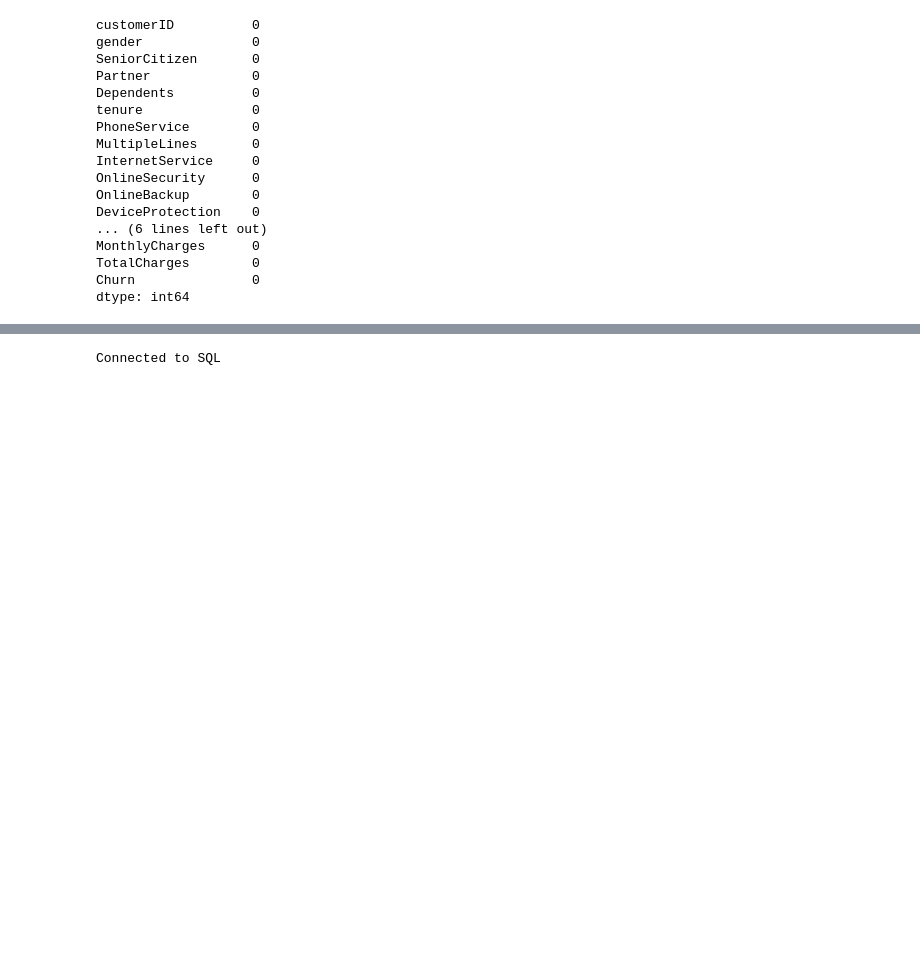
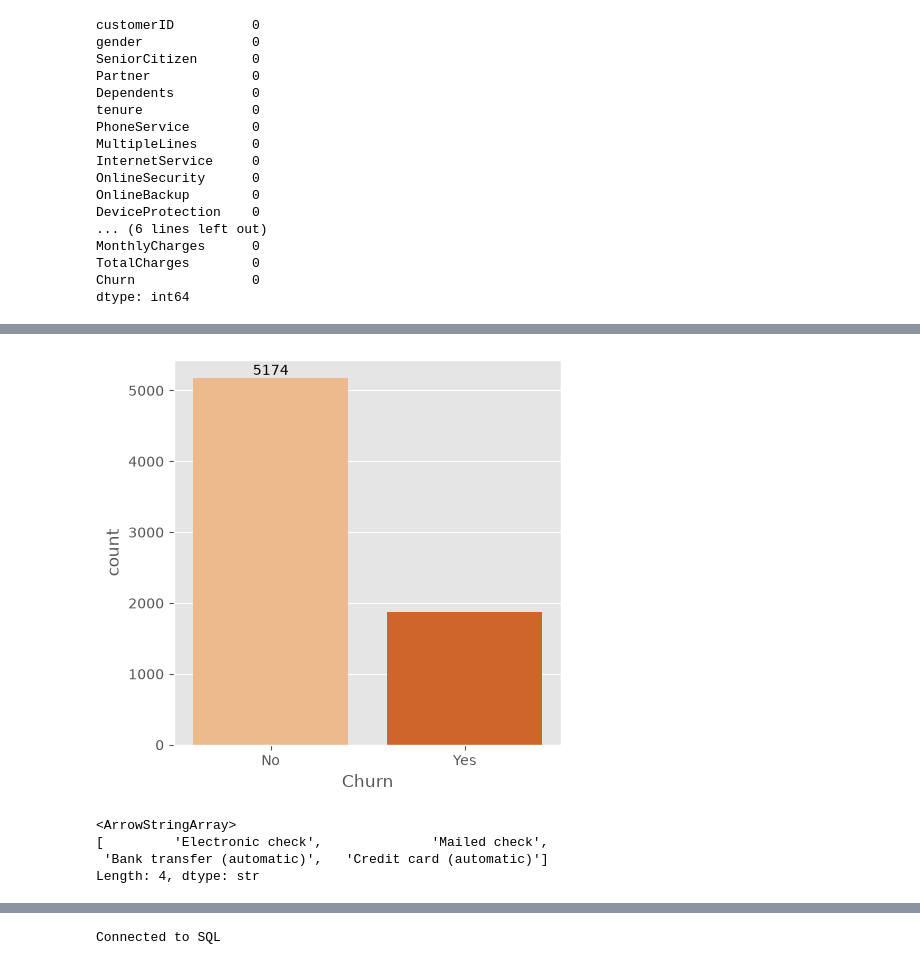
Before and after one commit to rajesh-sudam/telco_data_analysis, a Jupyter notebook: src/main.ipynb, the cells around one changed output, grey strips where cells are left out. Saved outputs shown, nothing was run; the diff lists cells and outputs as text; code cells hidden in the pictures; blank space fills up the shorter version.

Commit message:
Added Data Analysis & Visualizations

```diff
--- a/src/main.ipynb
+++ b/src/main.ipynb
@@ -80,3 +98,5 @@ MonthlyCharges      0
 TotalCharges        0
 Churn               0
 dtype: int64
+# %%
+df["TotalCharges"]=pd.to_numeric(df["TotalCharges"],errors="coerce")
@@ -82,0 +114,18 @@ dtype: int64
+# %%
+import matplotlib.pyplot as plt
+import seaborn as sns
+plt.style.use("ggplot")
+plt.figure(figsize=(5,5))
+axis=sns.countplot(x=df["Churn"],palette="Oranges", legend=False,hue=df["Churn"])
+axis.bar_label(axis.containers[0])
+plt.savefig("../visuals/target_analysis.png",dpi=300)
+plt.show()
+# %% [output]
+[figure, added]
+# %%
+print(df['PaymentMethod'].unique())
+# %% [output]
+<ArrowStringArray>
+[         'Electronic check',              'Mailed check',
+ 'Bank transfer (automatic)',   'Credit card (automatic)']
+Length: 4, dtype: str
```
Also changed, not shown: parts of 9 cells of this notebook, 5 other files.
